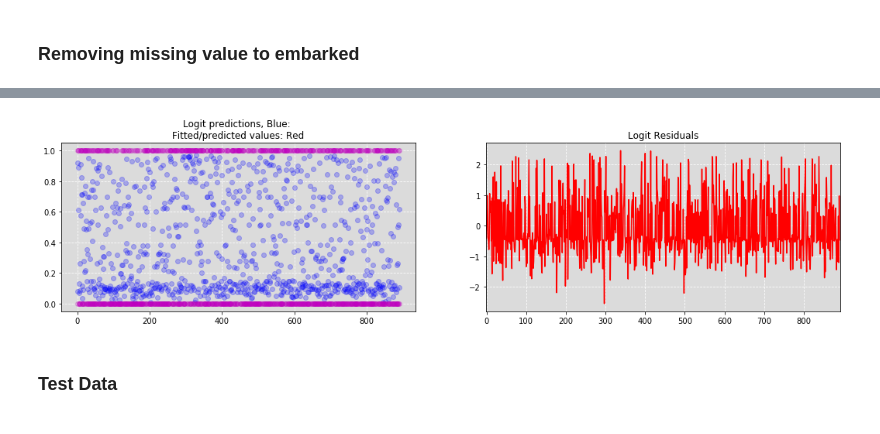
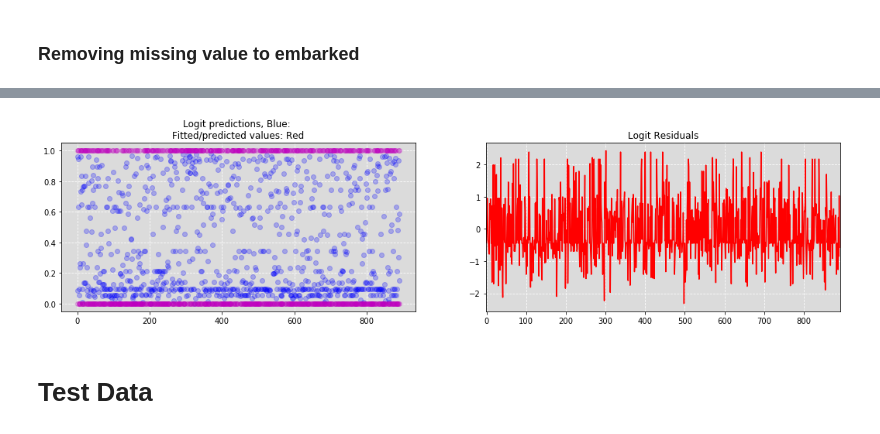
Before and after one commit to Bizetremi/Project, a Jupyter notebook: Kaggle+Titanic+Machine+Learning+from+Disaster+Logit+Regression.ipynb, the cells around one changed output, grey strips where cells are left out. Cells and saved outputs as stored; diff of their text form; code cells hidden in the pictures.

```diff
--- a/Kaggle+Titanic+Machine+Learning+from+Disaster+Logit+Regression.ipynb
+++ b/Kaggle+Titanic+Machine+Learning+from+Disaster+Logit+Regression.ipynb
@@ -137,0 +161,3 @@ df["Pclass"] = df["Pclass"]/max(df["Pclass"])
+# %%
+df['Title'] = df['Name'].str.extract(' ([A-Za-z]+)\.', expand=False)
+pd.crosstab(df['Title'], df["Sex"])
@@ -137,0 +184,12 @@ df["Pclass"] = df["Pclass"]/max(df["Pclass"])
+# %%
+df['Title'] = df['Title'].replace(['Lady', 'Countess','Capt', 'Col','Don', 'Dr', 'Major', 'Rev', 'Sir', 'Jonkheer', 'Dona'], 'Rare Title')
+df['Title'] = df['Title'].replace('Mlle', 'Miss')
+df['Title'] = df['Title'].replace('Ms', 'Miss')
+df['Title'] = df['Title'].replace('Mme', 'Mrs')
+
+#converting to ordinal
+title_mapping = {'Mr':0, 'Master': 3, 'Miss': 4, 'Mrs': 5, 'Rare Title': 2}
+df['Title'] = df['Title'].map(title_mapping)
+df['Title'].fillna(1, inplace=True)
+
+df['Title']
@@ -137,0 +216,3 @@ df["Pclass"] = df["Pclass"]/max(df["Pclass"])
+# %%
+df['Sex'] = df["Sex"].map( {'female':1, 'male': 0}).astype(int)
+df['Sex']
@@ -140,5 +239,5 @@ df["Pclass"] = df["Pclass"]/max(df["Pclass"])
 # %%
-formula = 'Survived ~ C(Pclass) + C(Sex) + Age + SibSp + Parch + Fsize + C(Embarked)'
+formula = 'Survived ~ C(Pclass) + Sex + Age + Parch + SibSp + Fsize + C(Embarked) + Title'
 results = {}
 # %%
 y,x = dmatrices(formula, data=df, return_type='dataframe')
@@ -174,21 +274,21 @@ Logit Regression Results
 # %%
 plt.figure(figsize=(18,4));
-plt.subplot(121, axisbg="#DBDBDB")
+plt.subplot(121, facecolor="#DBDBDB")
 
 
 ypred = res.predict(x)
 plt.plot(x.index, ypred, 'bo', x.index, y, 'mo', alpha=.25);
 plt.grid(color='white', linestyle='dashed')
 plt.title('Logit predictions, Blue: \nFitted/predicted values: Red');
 
-ax2 = plt.subplot(122, axisbg="#DBDBDB")
+ax2 = plt.subplot(122, facecolor="#DBDBDB")
 plt.plot(res.resid_dev, 'r-')
 plt.grid(color='white', linestyle='dashed')
 ax2.set_xlim(-1, len(res.resid_dev))
 plt.title('Logit Residuals');
 # %% [output]
-[figure, old version]
+[figure, new version]
 # %% [markdown]
-### Test Data
+# Test Data
 # %%
 test = pd.read_csv('test.csv')
```
Also changed, not shown: parts of 21 cells of this notebook.
